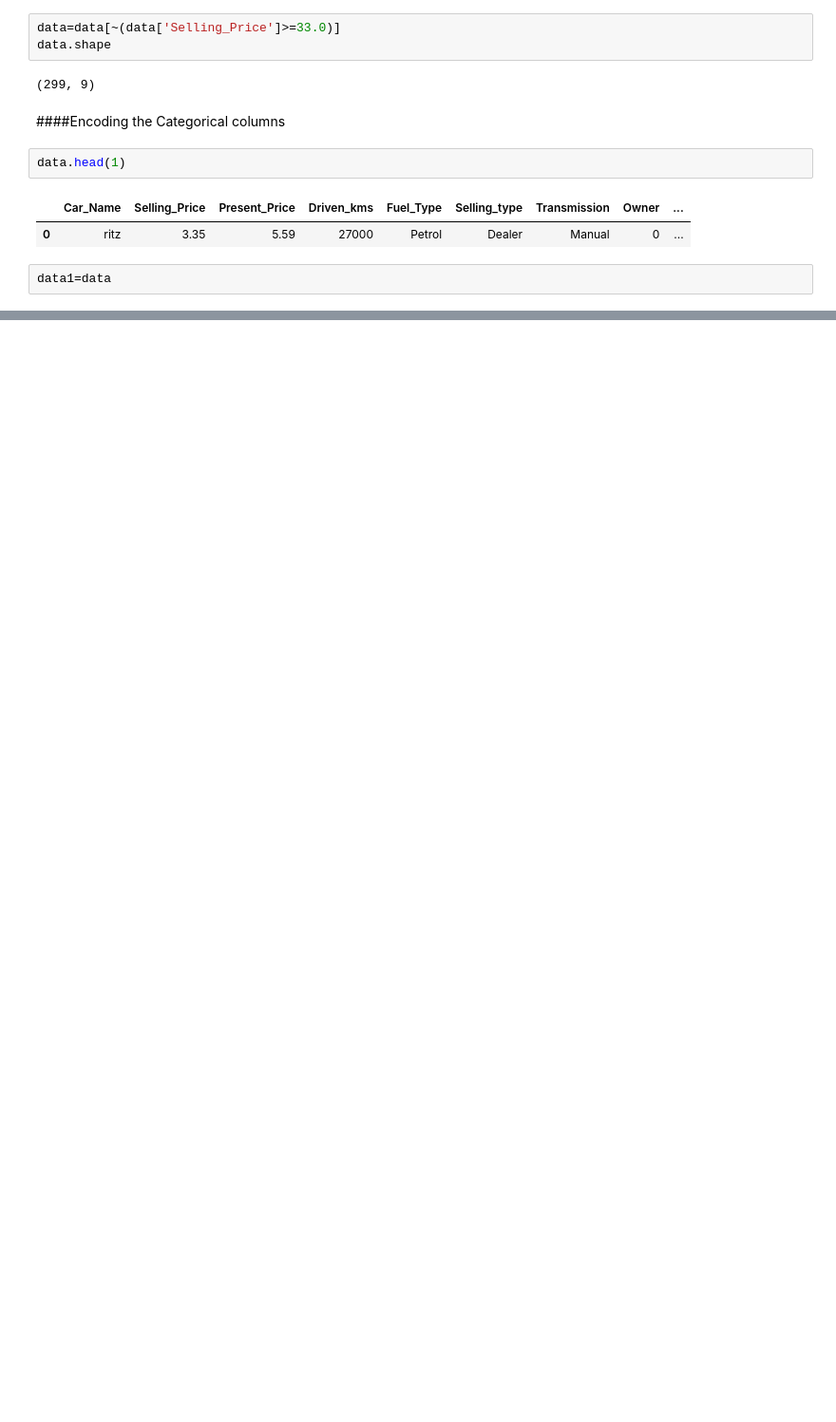
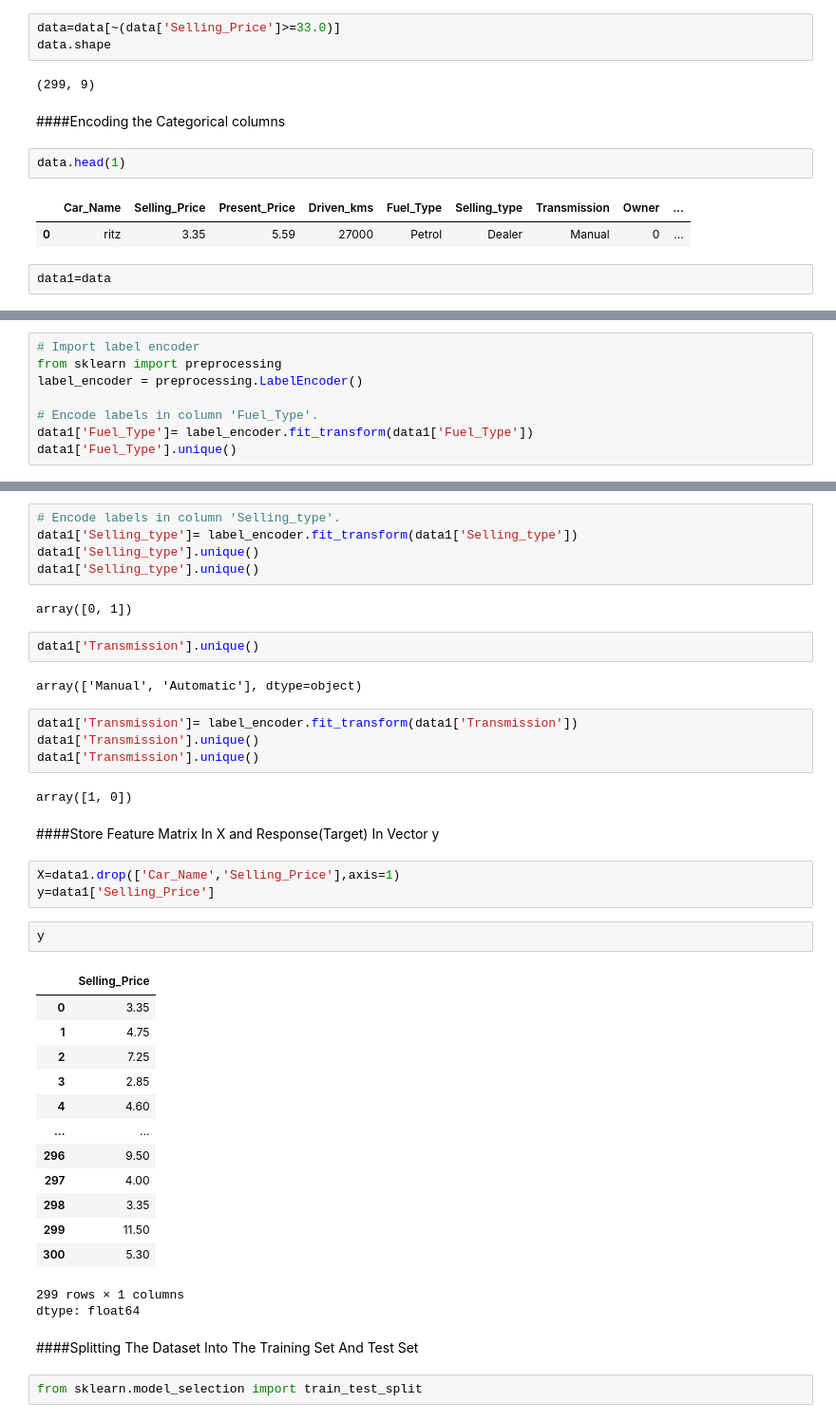
Before and after one commit to kazimdfarhan007/CodeAlpha_CarSale-prediction-using-ML, a Jupyter notebook: Car_price_prediction_using_machine_learning.ipynb, the cells around one changed output, grey strips where cells are left out. Shown at 95% size. Cells and saved outputs as stored; diff of their text form; blank space fills up the shorter version.

```diff
--- a/Car_price_prediction_using_machine_learning.ipynb
+++ b/Car_price_prediction_using_machine_learning.ipynb
@@ -158,0 +154,8 @@ data1.head()
+# %%
+# Import label encoder
+from sklearn import preprocessing
+label_encoder = preprocessing.LabelEncoder()
+
+# Encode labels in column 'Fuel_Type'.
+data1['Fuel_Type']= label_encoder.fit_transform(data1['Fuel_Type'])
+data1['Fuel_Type'].unique()
@@ -158,0 +168,43 @@ data1.head()
+# %%
+# Encode labels in column 'Selling_type'.
+data1['Selling_type']= label_encoder.fit_transform(data1['Selling_type'])
+data1['Selling_type'].unique()
+data1['Selling_type'].unique()
+# %% [output]
+array([0, 1])
+# %%
+data1['Transmission'].unique()
+# %% [output]
+array(['Manual', 'Automatic'], dtype=object)
+# %%
+data1['Transmission']= label_encoder.fit_transform(data1['Transmission'])
+data1['Transmission'].unique()
+data1['Transmission'].unique()
+# %% [output]
+array([1, 0])
+# %% [markdown]
+####Store Feature Matrix In X and Response(Target) In Vector y
+# %%
+X=data1.drop(['Car_Name','Selling_Price'],axis=1)
+y=data1['Selling_Price']
+# %%
+y
+# %% [output]
+|  | Selling_Price |
+| 0 | 3.35 |
+| 1 | 4.75 |
+| 2 | 7.25 |
+| 3 | 2.85 |
+| 4 | 4.60 |
+| ... | ... |
+| 296 | 9.50 |
+| 297 | 4.00 |
+| 298 | 3.35 |
+| 299 | 11.50 |
+| 300 | 5.30 |
+299 rows × 1 columns
+dtype: float64
+# %% [markdown]
+####Splitting The Dataset Into The Training Set And Test Set
+# %%
+from sklearn.model_selection import train_test_split
```
Also changed, not shown: parts of 16 cells of this notebook.
